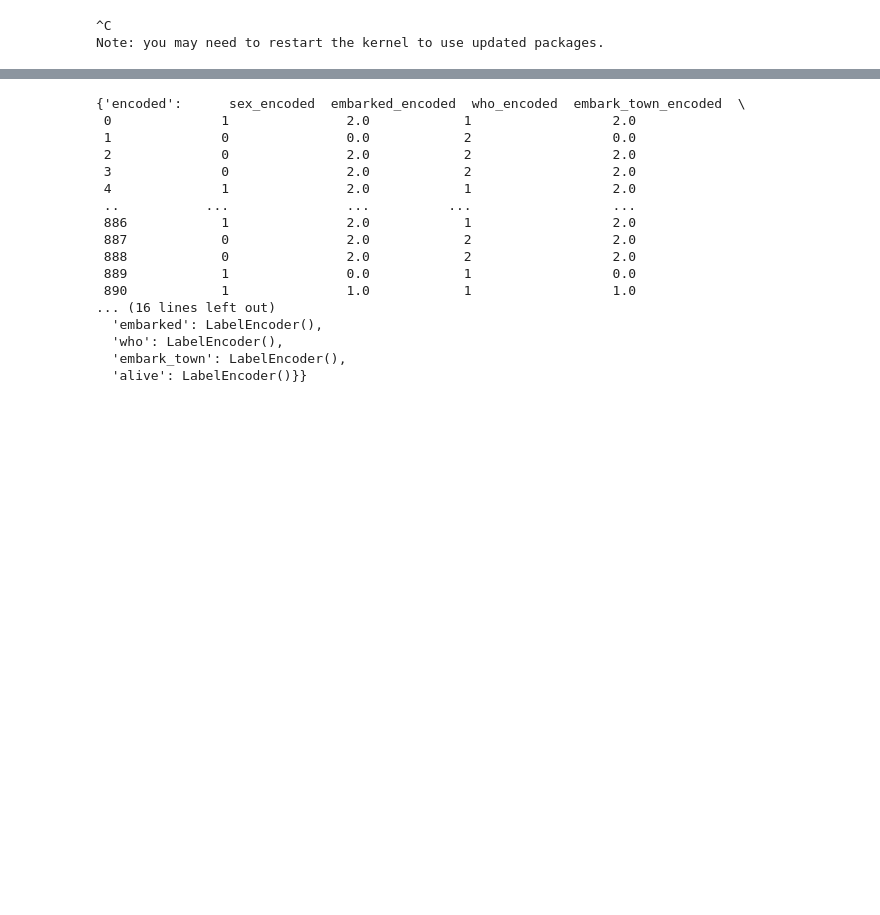
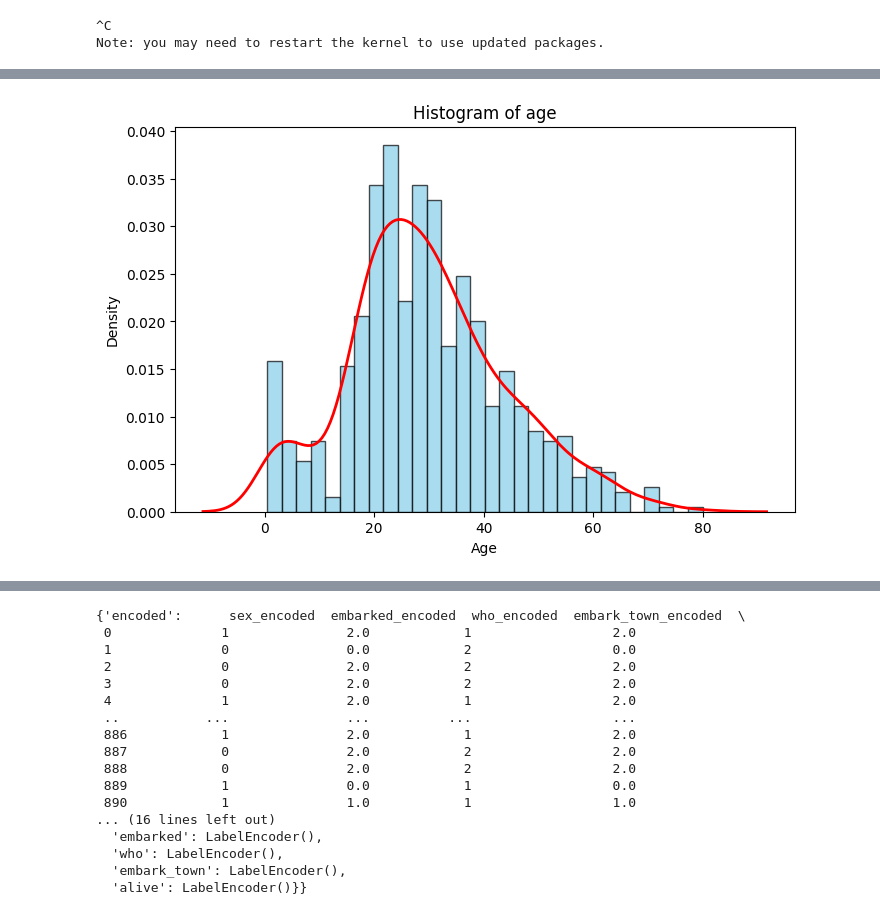
Before and after one commit to RunnyWater/simpleETL, a Jupyter notebook: tests.ipynb, the cells around one changed output, grey strips where cells are left out. Drawn from its saved outputs; the diff is of its cells as text; code cells hidden in the pictures; blank space fills up the shorter version.

Commit message:
upd - fixed bug with check_empty_df function inside fill_na - added functionality and customazation to get_plot function - added documentation

```diff
--- a/tests.ipynb
+++ b/tests.ipynb
@@ -111,4 +210,4 @@ def save_data(df: pd.DataFrame, file_name: str, file_type: str = 'csv', index:bo
     else:
         raise TypeError(f'Try using one of the supported file types:\n{', '.join(list(file_types.keys()))}')
 # %%
-df = sns.load_dataset('titanic')
+df_init = sns.load_dataset('titanic')
@@ -114,0 +230,4 @@ df = sns.load_dataset('titanic')
+# %%
+get_plot(df_init, 'age', kde=True)
+# %% [output]
+[figure, added]
```
Also changed, not shown: parts of 8 cells of this notebook.
